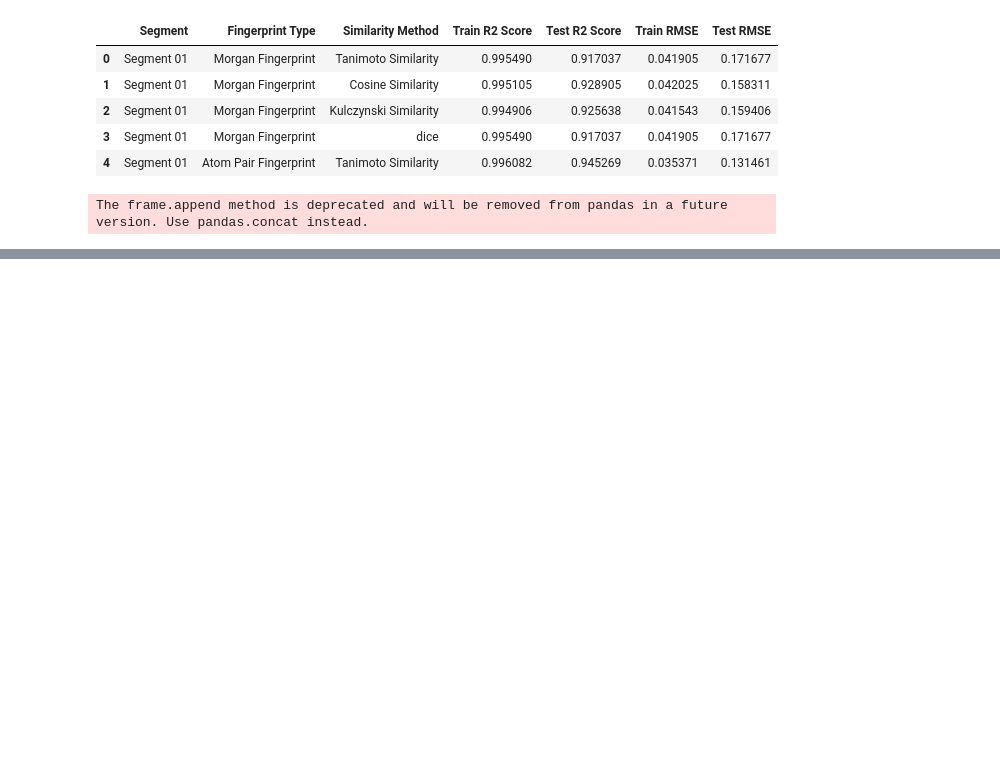
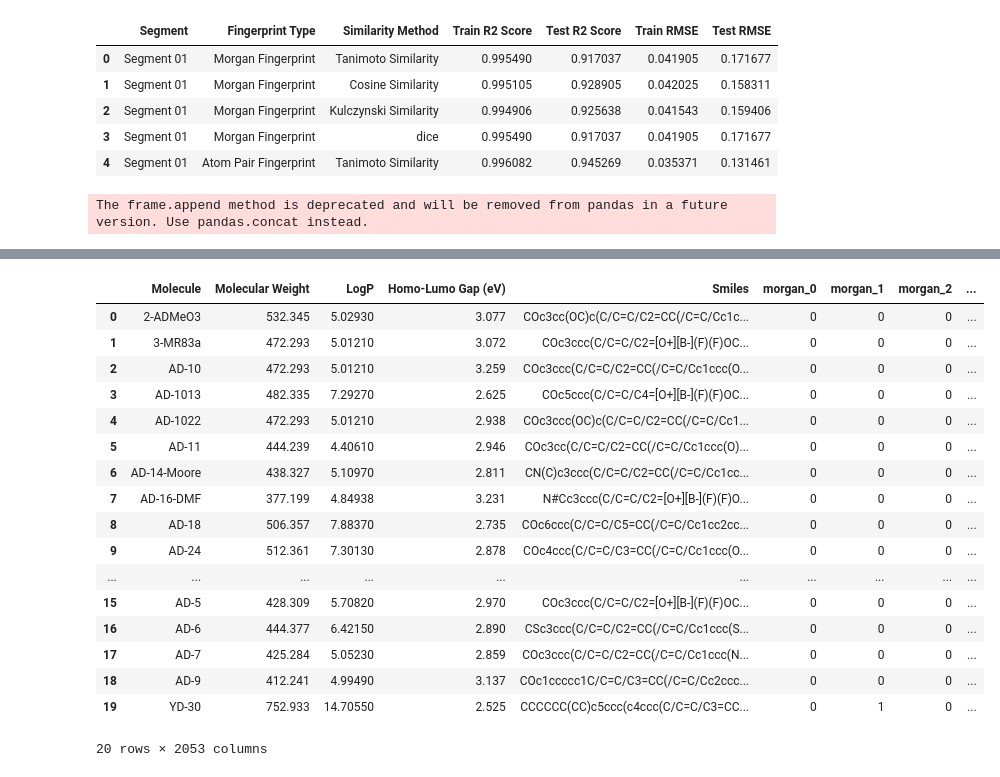
Before and after one commit to chamodpeiris/Curcumin_BendGap_Cheminfo, a Jupyter notebook: Cucumines/cucurmin_solutions/Solution04_RemovedMolecules/Phase03_SegmentSimilarity-Removed Molecules.ipynb, the cells around one changed output, grey strips where cells are left out. Saved outputs shown, nothing was run; the diff lists cells and outputs as text; code cells hidden in the pictures; blank space fills up the shorter version.

```diff
--- a/Cucumines/cucurmin_solutions/Solution04_RemovedMolecules/Phase03_SegmentSimilarity-Removed Molecules.ipynb
+++ b/Cucumines/cucurmin_solutions/Solution04_RemovedMolecules/Phase03_SegmentSimilarity-Removed Molecules.ipynb
@@ -705 +1087,22 @@ ___________________________________________________________________
+# %%
+curcumin_df_mf
+# %% [output]
+|  | Molecule | Molecular Weight | LogP | Homo-Lumo Gap (eV) | Smiles | morgan_0 | morgan_1 | morgan_2 | ... |
+| 0 | 2-ADMeO3 | 532.345 | 5.02930 | 3.077 | COc3cc(OC)c(C/C=C/C2=CC(/C=C/Cc1c... | 0 | 0 | 0 | ... |
+| 1 | 3-MR83a | 472.293 | 5.01210 | 3.072 | COc3ccc(C/C=C/C2=[O+][B-](F)(F)OC... | 0 | 0 | 0 | ... |
+| 2 | AD-10 | 472.293 | 5.01210 | 3.259 | COc3ccc(C/C=C/C2=CC(/C=C/Cc1ccc(O... | 0 | 0 | 0 | ... |
+| 3 | AD-1013 | 482.335 | 7.29270 | 2.625 | COc5ccc(C/C=C/C4=[O+][B-](F)(F)OC... | 0 | 0 | 0 | ... |
+| 4 | AD-1022 | 472.293 | 5.01210 | 2.938 | COc3ccc(OC)c(C/C=C/C2=CC(/C=C/Cc1... | 0 | 0 | 0 | ... |
+| 5 | AD-11 | 444.239 | 4.40610 | 2.946 | COc3cc(C/C=C/C2=CC(/C=C/Cc1ccc(O)... | 0 | 0 | 0 | ... |
+| 6 | AD-14-Moore | 438.327 | 5.10970 | 2.811 | CN(C)c3ccc(C/C=C/C2=CC(/C=C/Cc1cc... | 0 | 0 | 0 | ... |
+| 7 | AD-16-DMF | 377.199 | 4.84938 | 3.231 | N#Cc3ccc(C/C=C/C2=[O+][B-](F)(F)O... | 0 | 0 | 0 | ... |
+| 8 | AD-18 | 506.357 | 7.88370 | 2.735 | COc6ccc(C/C=C/C5=CC(/C=C/Cc1cc2cc... | 0 | 0 | 0 | ... |
+| 9 | AD-24 | 512.361 | 7.30130 | 2.878 | COc4ccc(C/C=C/C3=CC(/C=C/Cc1ccc(O... | 0 | 0 | 0 | ... |
+| ... | ... | ... | ... | ... | ... | ... | ... | ... | ... |
+| 15 | AD-5 | 428.309 | 5.70820 | 2.970 | COc3ccc(C/C=C/C2=[O+][B-](F)(F)OC... | 0 | 0 | 0 | ... |
+| 16 | AD-6 | 444.377 | 6.42150 | 2.890 | CSc3ccc(C/C=C/C2=CC(/C=C/Cc1ccc(S... | 0 | 0 | 0 | ... |
+| 17 | AD-7 | 425.284 | 5.05230 | 2.859 | COc3ccc(C/C=C/C2=CC(/C=C/Cc1ccc(N... | 0 | 0 | 0 | ... |
+| 18 | AD-9 | 412.241 | 4.99490 | 3.137 | COc1ccccc1C/C=C/C3=CC(/C=C/Cc2ccc... | 0 | 0 | 0 | ... |
+| 19 | YD-30 | 752.933 | 14.70550 | 2.525 | CCCCCC(CC)c5ccc(c4ccc(C/C=C/C3=CC... | 0 | 1 | 0 | ... |
+20 rows × 2053 columns
 # %%
```
Also changed, not shown: parts of 14 cells of this notebook.
